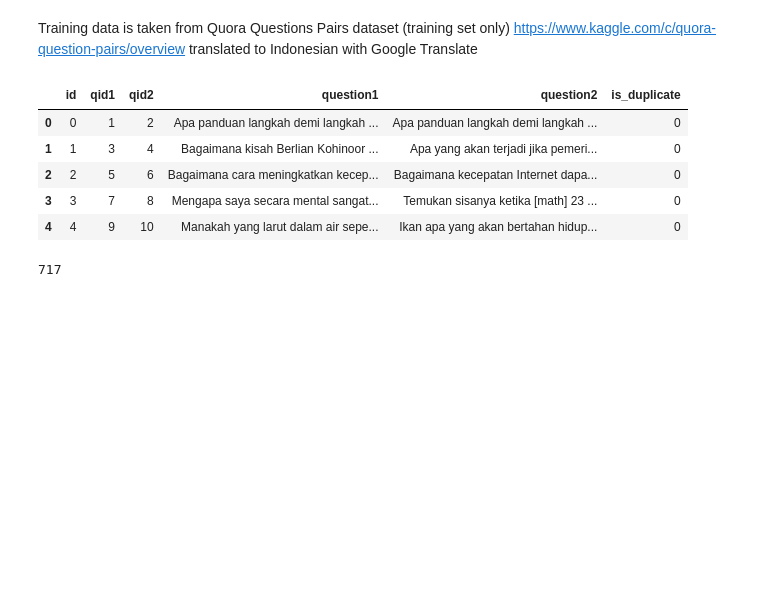
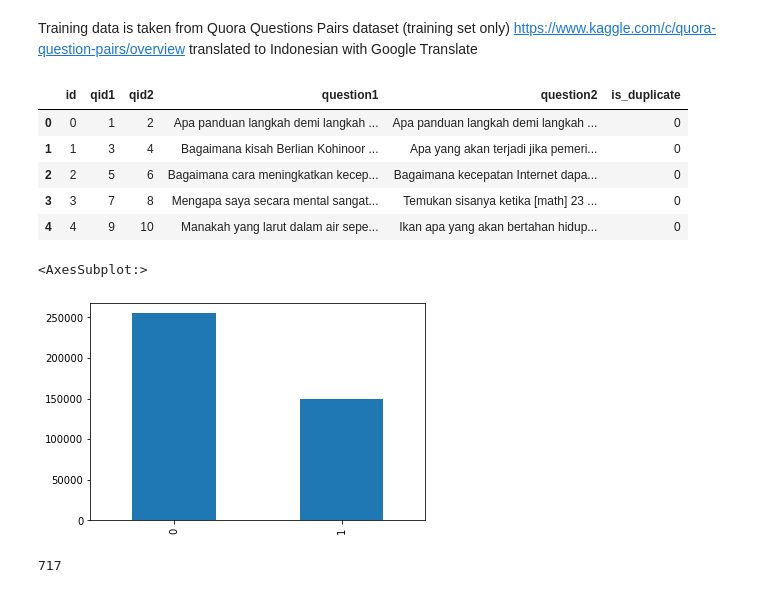
Before and after one commit to pratamastan/bangkit-capstone0143, a Jupyter notebook: NLP_project_2_HPT.ipynb, the cells around one changed output. Drawn from its saved outputs; the diff is of its cells as text; code cells hidden in the pictures; blank space fills up the shorter version.

```diff
--- a/NLP_project_2_HPT.ipynb
+++ b/NLP_project_2_HPT.ipynb
@@ -21,7 +20,7 @@ import keras_tuner as kt
 # %% [markdown]
 Training data is taken from Quora Questions Pairs dataset (training set only) https://www.kaggle.com/c/quora-question-pairs/overview translated to Indonesian with Google Translate
 # %%
-data1=pd.read_csv("/content/drive/MyDrive/Quora question pair dataset/train complete indo.csv")
+data1=pd.read_csv("D:/Documents/GitHub/bangkit-capstone0143/train complete indo.csv")
 # %%
 data1=data1.dropna()
 # %%
@@ -33,6 +32,11 @@ data1.head()
 | 2 | 2 | 5 | 6 | Bagaimana cara meningkatkan kecep... | Bagaimana kecepatan Internet dapa... | 0 |
 | 3 | 3 | 7 | 8 | Mengapa saya secara mental sangat... | Temukan sisanya ketika [math] 23 ... | 0 |
 | 4 | 4 | 9 | 10 | Manakah yang larut dalam air sepe... | Ikan apa yang akan bertahan hidup... | 0 |
+# %%
+pd.value_counts(data1['is_duplicate']).plot.bar()
+# %% [output]
+<AxesSubplot:>
+[figure, added]
 # %%
 data1.question1.str.len().max()
 # %% [output]
```
Also changed, not shown: parts of 143 cells of this notebook.
